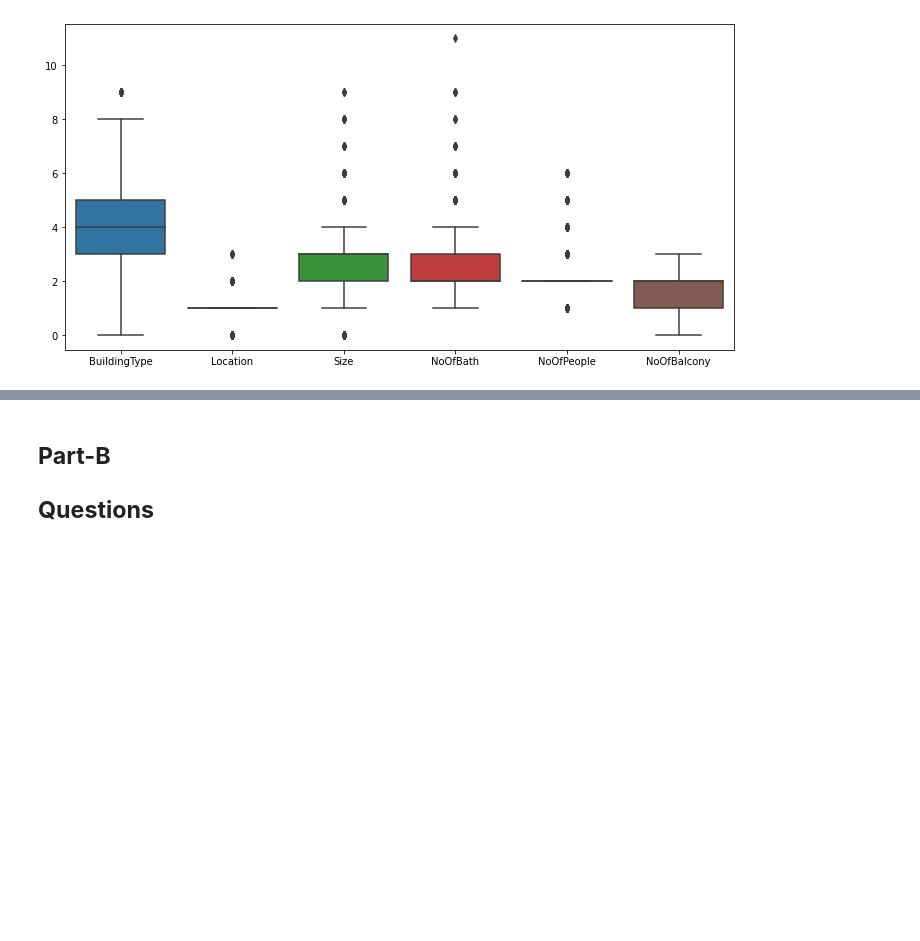
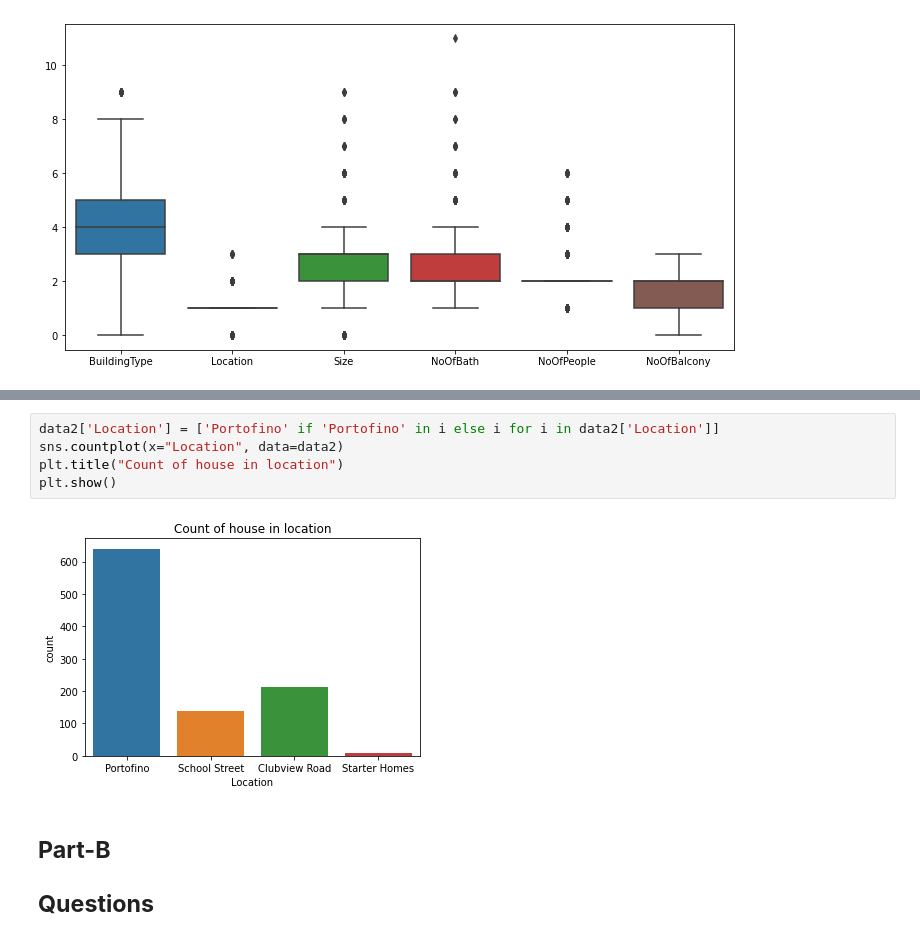
Before and after one commit to MilanSir/Machine-Learning-Concept, a Jupyter notebook: 21122026_Milan_Jasani_Lab3.ipynb, the cells around one changed output, grey strips where cells are left out. Saved outputs shown, nothing was run; the diff lists cells and outputs as text; blank space fills up the shorter version.

```diff
--- a/21122026_Milan_Jasani_Lab3.ipynb
+++ b/21122026_Milan_Jasani_Lab3.ipynb
@@ -330,3 +338,10 @@ sns.boxplot(data=df.drop(columns= ['AreaSqFt', 'RentPerMonth']), ax = axis)
+# %%
+data2['Location'] = ['Portofino' if 'Portofino' in i else i for i in data2['Location']]
+sns.countplot(x="Location", data=data2)
+plt.title("Count of house in location")
+plt.show()
+# %% [output]
+[figure, added]
 # %% [markdown]
 ## **Part-B**
 ## **Questions**
```
Also changed, not shown: parts of 33 cells of this notebook.
